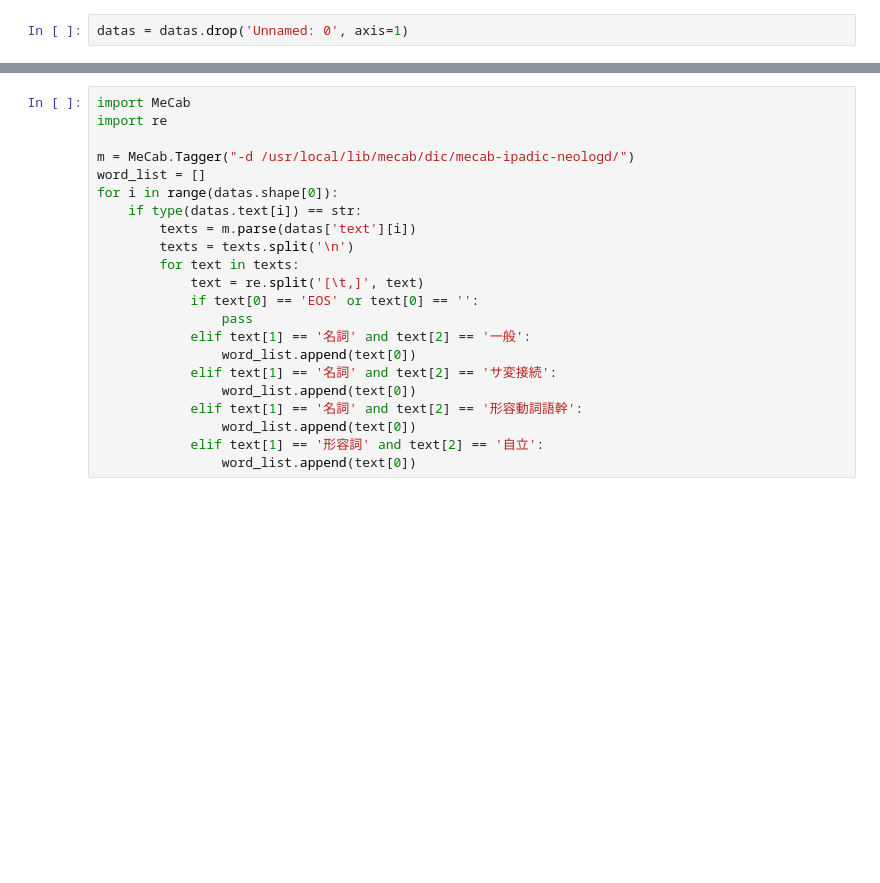
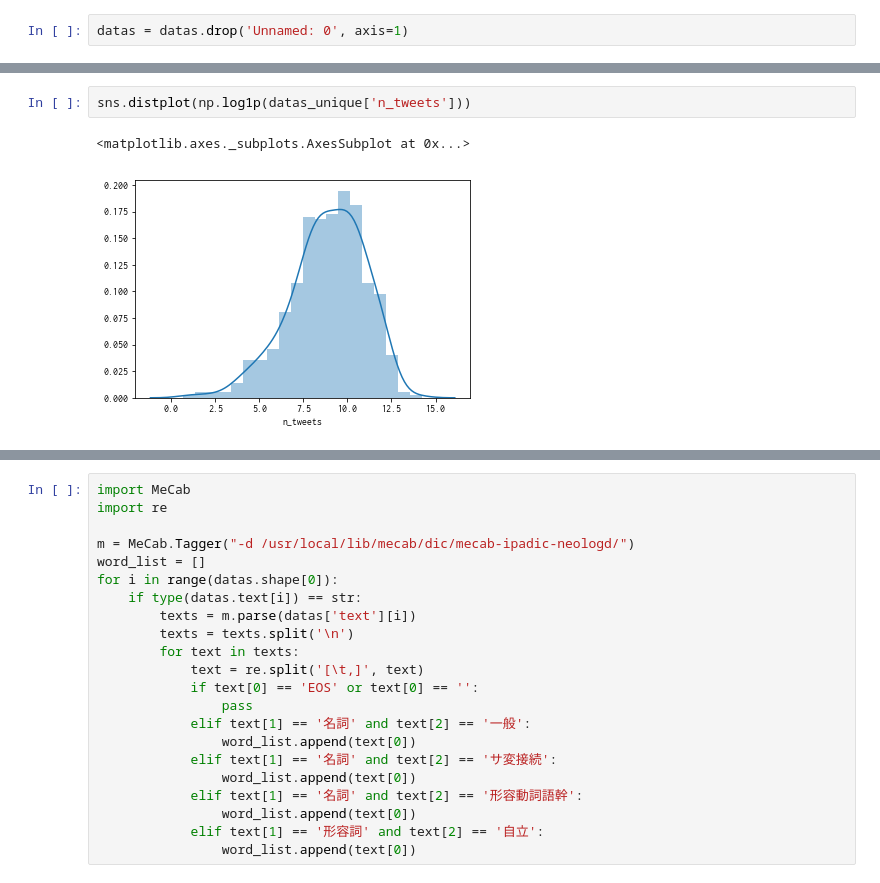
Before and after one commit to a0082273/twitter-words_with_keyword, a Jupyter notebook: count_words.ipynb, the cells around one changed output, grey strips where cells are left out. Drawn from its saved outputs; the diff is of its cells as text; blank space fills up the shorter version.

```diff
--- a/count_words.ipynb
+++ b/count_words.ipynb
@@ -51,0 +237,5 @@ datas
+# %%
+sns.distplot(np.log1p(datas_unique['n_tweets']))
+# %% [output]
+<matplotlib.axes._subplots.AxesSubplot at 0x...>
+[figure, added]
```
Also changed, not shown: parts of 28 cells of this notebook, 1 other file.
